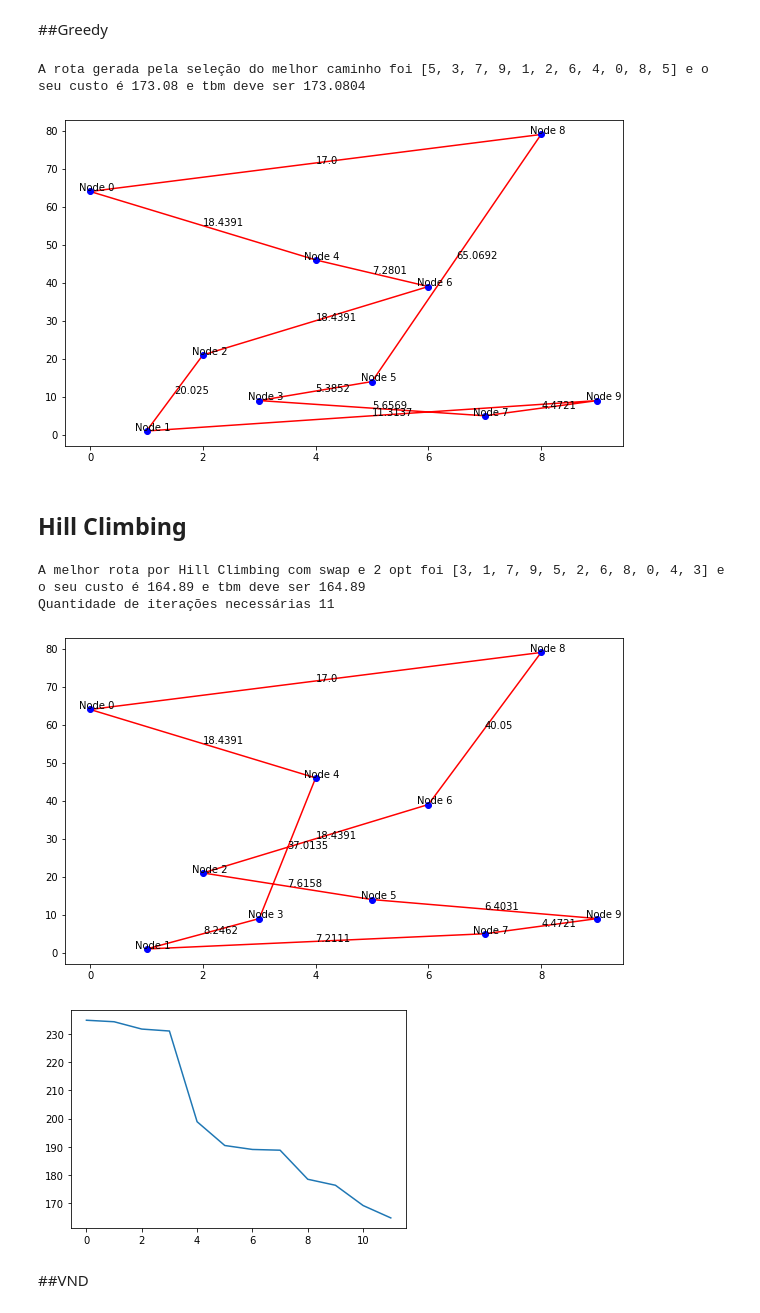
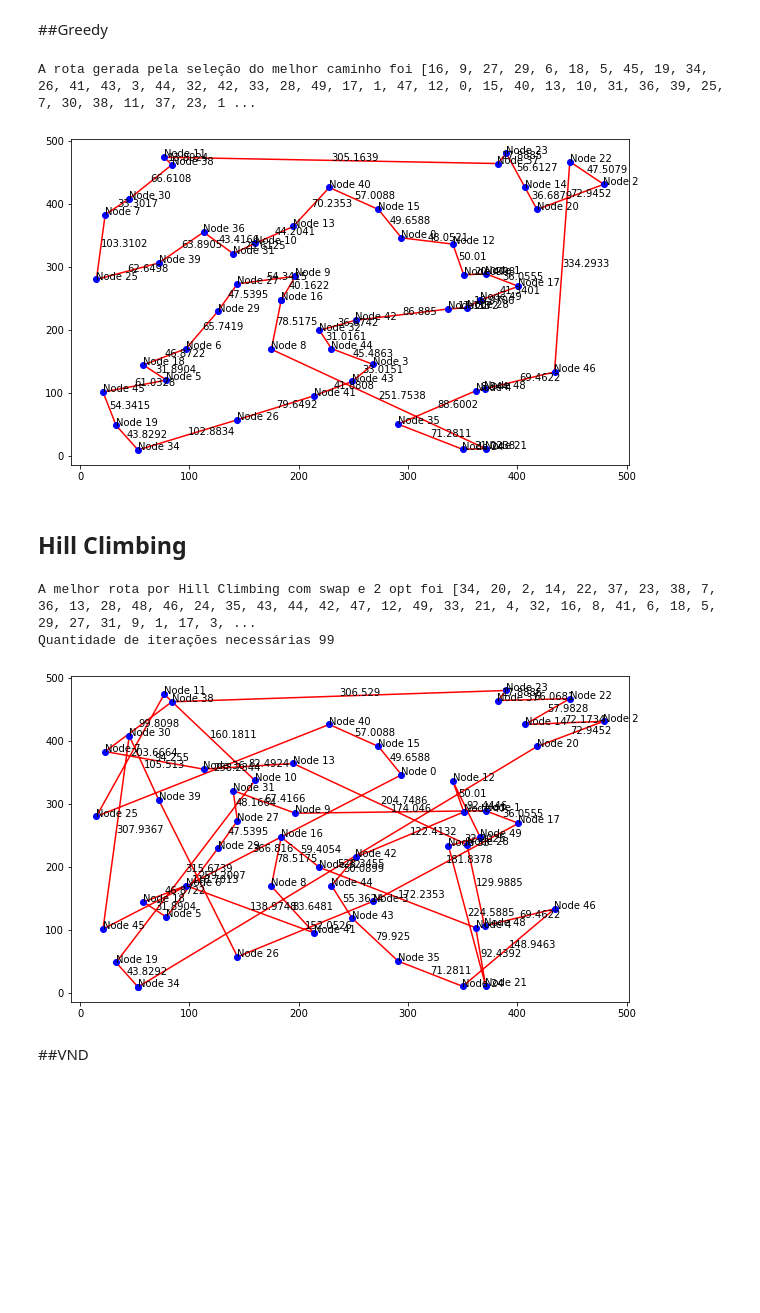
Before and after one commit to HerbertHipolito/Travelling-Salesman, a Jupyter notebook: traveling_salesman.ipynb, the cells around one changed output. Drawn from its saved outputs; the diff is of its cells as text; code cells hidden in the pictures; blank space fills up the shorter version.

```diff
--- a/traveling_salesman.ipynb
+++ b/traveling_salesman.ipynb
@@ -393,10 +457,13 @@ def convex_combination_of_edges(xs,ys,alpha,node_number):
 # %% [markdown]
 #Generating a random route and calculating the distance among all dots.
 # %%
-node_number = 10
+node_number = 50
 
-xs = [x for x in range(node_number)]
+xs = [randint(0,10*node_number) for x in range(node_number)]
 ys = [randint(0,10*node_number) for x in range(node_number)]
+
+xs.append(xs[0])
+ys.append(ys[0])
 
 calculate_distance = lambda x_dif,y_dif: (x_dif**2+y_dif**2)**(1/2)
 
@@ -442,45 +508,38 @@ times.append(None)
 # %% [markdown]
 ##Greedy
 # %%
-route_greedy,cost = simulation.greedy()
+route_greedy,cost,count = simulation.greedy()
 simulation.calculate_cost(route_greedy)
 
 print(f'A rota gerada pela seleção do melhor caminho foi {route_greedy} e o seu custo é {round(simulation.calculate_cost(route_greedy),2)} e tbm deve ser {cost}')
 
-cost_texts = convex_combination_of_edges(route_greedy,ys,0.5,node_number)
+cost_texts = convex_combination_of_edges(route_greedy,xs,ys,0.5,node_number)
 
-plot_vertices(route_greedy,xs,ys,node_number,'red',cost_text=cost_texts,cost_matrix=simulation.costs)
+plot_vertices(route_greedy,xs,ys,node_number,'red',cost_text=cost_texts,cost_matrix=simulation.costs,save_fig=True,name_fig='greedy')
 
 times.append(simulation.time_used)
 result_costs.append(cost)
 # %% [output]
-A rota gerada pela seleção do melhor caminho foi [5, 3, 7, 9, 1, 2, 6, 4, 0, 8, 5] e o seu custo é 173.08 e tbm deve ser 173.0804
+A rota gerada pela seleção do melhor caminho foi [16, 9, 27, 29, 6, 18, 5, 45, 19, 34, 26, 41, 43, 3, 44, 32, 42, 33, 28, 49, 17, 1, 47, 12, 0, 15, 40, 13, 10, 31, 36, 39, 25, 7, 30, 38, 11, 37, 23, 1 ...
-[figure, old version]
+[figure, new version]
 # %% [markdown]
 ## Hill Climbing
 # %%
 
-[all_costs,all_routes,iterations] = simulation.hill_climbing(initial_route)
+[hill_route,hill_cost,iterations] = simulation.hill_climbing(initial_route)
 
-best_cost = min(all_costs)
-best_route = all_routes[all_costs.index(best_cost)]
+print(f'A melhor rota por Hill Climbing com swap e 2 opt foi {hill_route} e o seu custo é {round(simulation.calculate_cost(hill_route),2)} e tbm deve ser {hill_cost}')
+print(f'Quantidade de iterações necessárias {iterations}')
+cost_texts = convex_combination_of_edges(hill_route,xs,ys,0.5,node_number)
 
-print(f'A melhor rota por Hill Climbing com swap e 2 opt foi {best_route} e o seu custo é {round(simulation.calculate_cost(best_route),2)} e tbm deve ser {best_cost}')
-print(f'Quantidade de iterações necessárias {iterations}')
-cost_texts = convex_combination_of_edges(best_route,ys,0.5,node_number)
-
-plot_vertices(best_route,xs,ys,node_number,'red',cost_text=cost_texts,cost_matrix=simulation.costs)
-
-plt.plot(all_costs)
-plt.show()
+plot_vertices(hill_route,xs,ys,node_number,'red',cost_text=cost_texts,cost_matrix=simulation.costs)
 
 times.append(simulation.time_used)
-result_costs.append(best_cost)
+result_costs.append(hill_cost)
 # %% [output]
-A melhor rota por Hill Climbing com swap e 2 opt foi [3, 1, 7, 9, 5, 2, 6, 8, 0, 4, 3] e o seu custo é 164.89 e tbm deve ser 164.89
-Quantidade de iterações necessárias 11
+A melhor rota por Hill Climbing com swap e 2 opt foi [34, 20, 2, 14, 22, 37, 23, 38, 7, 36, 13, 28, 48, 46, 24, 35, 43, 44, 42, 47, 12, 49, 33, 21, 4, 32, 16, 8, 41, 6, 18, 5, 29, 27, 31, 9, 1, 17, 3, ...
+Quantidade de iterações necessárias 99
-[figure, old version]
+[figure, new version]
-[figure, removed]
 # %% [markdown]
 ##VND
 # %%
```
Also changed, not shown: parts of 13 cells of this notebook, 1 other file.
